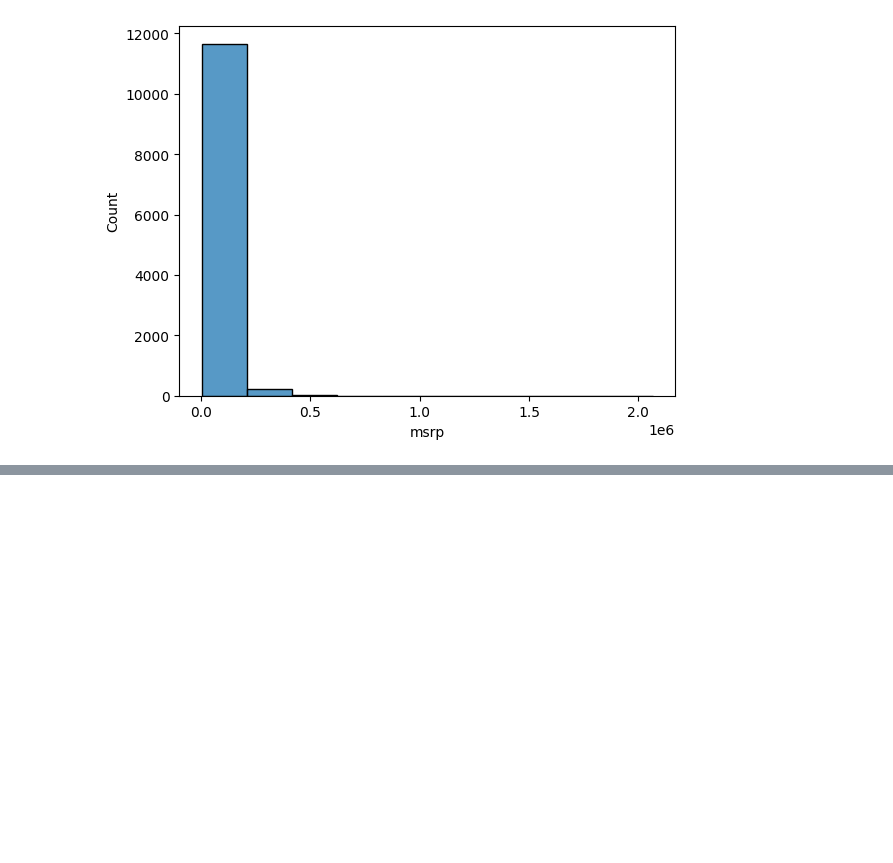
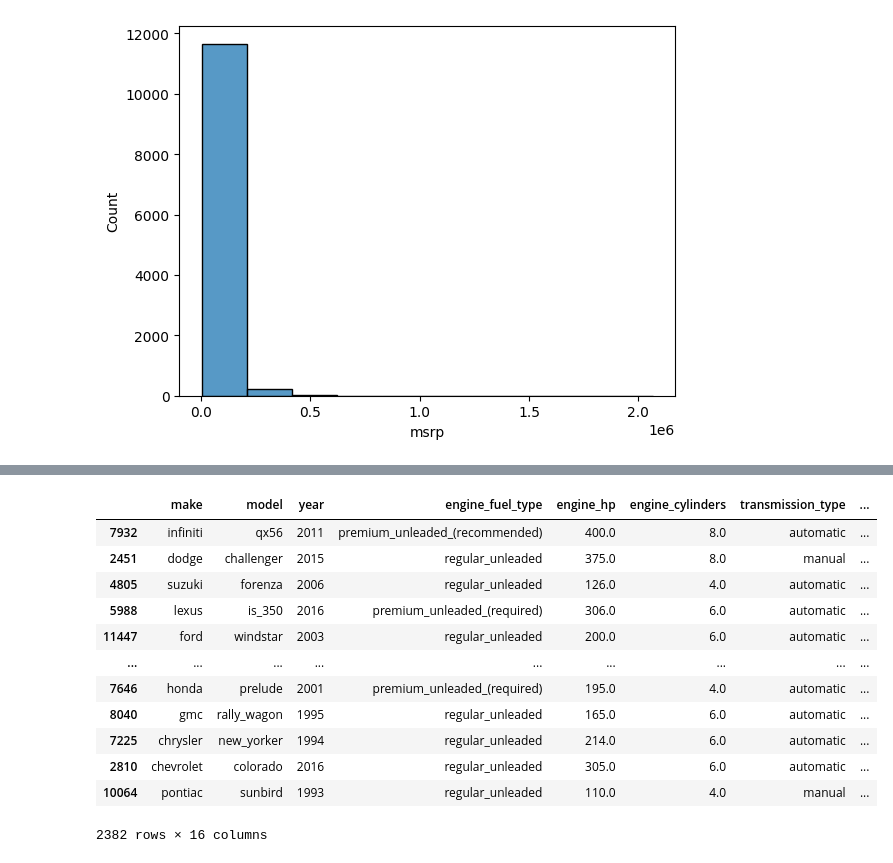
Before and after one commit to julam9/ML-Zoomcamp-2024, a Jupyter notebook: Week-2/notebook2.ipynb, the cells around one changed output, grey strips where cells are left out. Saved outputs shown, nothing was run; the diff lists cells and outputs as text; code cells hidden in the pictures; blank space fills up the shorter version.

```diff
--- a/Week-2/notebook2.ipynb
+++ b/Week-2/notebook2.ipynb
@@ -82,0 +169,16 @@ sns.histplot(df.msrp, bins=10)
+# %%
+df_test
+# %% [output]
+|  | make | model | year | engine_fuel_type | engine_hp | engine_cylinders | transmission_type | ... |
+| 7932 | infiniti | qx56 | 2011 | premium_unleaded_(recommended) | 400.0 | 8.0 | automatic | ... |
+| 2451 | dodge | challenger | 2015 | regular_unleaded | 375.0 | 8.0 | manual | ... |
+| 4805 | suzuki | forenza | 2006 | regular_unleaded | 126.0 | 4.0 | automatic | ... |
+| 5988 | lexus | is_350 | 2016 | premium_unleaded_(required) | 306.0 | 6.0 | automatic | ... |
+| 11447 | ford | windstar | 2003 | regular_unleaded | 200.0 | 6.0 | automatic | ... |
+| ... | ... | ... | ... | ... | ... | ... | ... | ... |
+| 7646 | honda | prelude | 2001 | premium_unleaded_(required) | 195.0 | 4.0 | automatic | ... |
+| 8040 | gmc | rally_wagon | 1995 | regular_unleaded | 165.0 | 6.0 | automatic | ... |
+| 7225 | chrysler | new_yorker | 1994 | regular_unleaded | 214.0 | 6.0 | automatic | ... |
+| 2810 | chevrolet | colorado | 2016 | regular_unleaded | 305.0 | 6.0 | automatic | ... |
+| 10064 | pontiac | sunbird | 1993 | regular_unleaded | 110.0 | 4.0 | manual | ... |
+2382 rows × 16 columns
```
Also changed, not shown: parts of 14 cells of this notebook.
